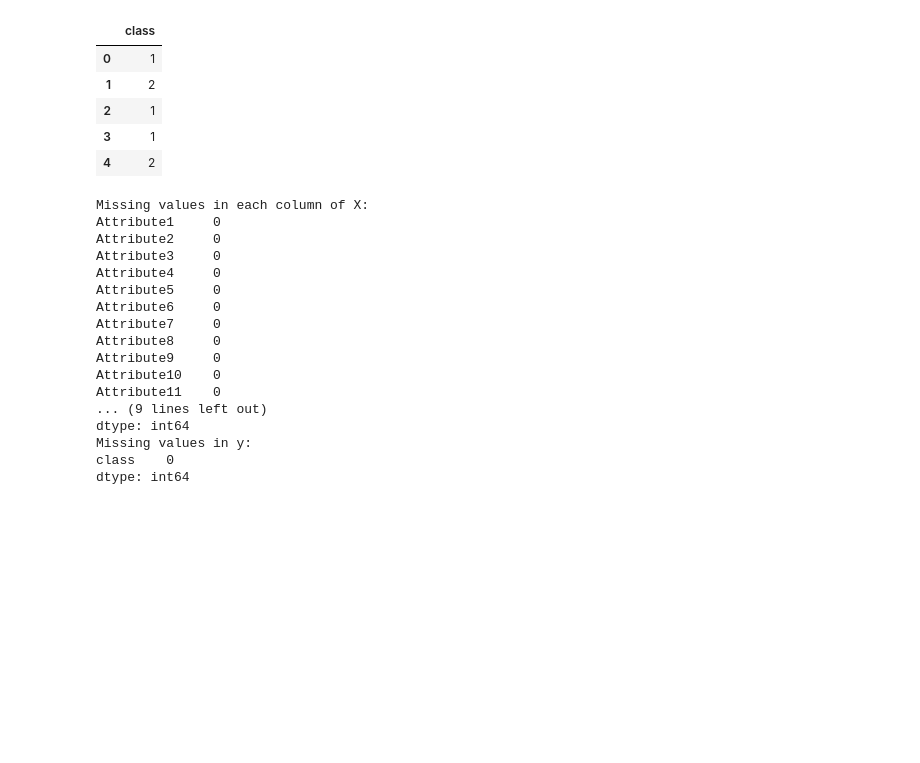
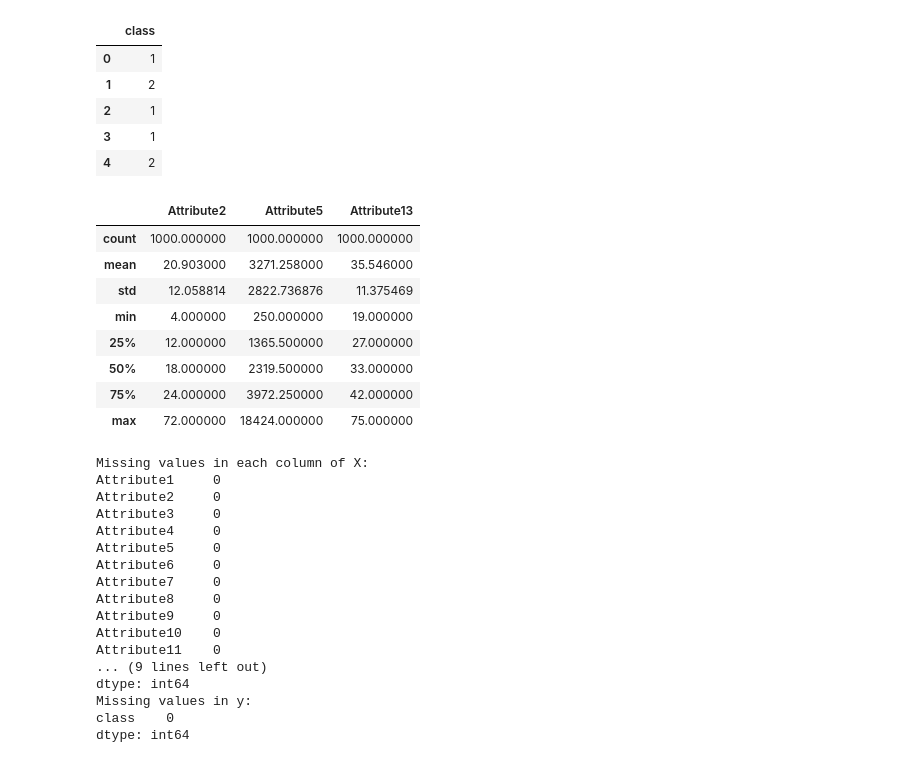
Before and after one commit to willwilkins/Credit-decisioning-model-Logreg, a Jupyter notebook: Exploratory data analysis.ipynb, the cells around one changed output. Saved outputs shown, nothing was run; the diff lists cells and outputs as text; code cells hidden in the pictures; blank space fills up the shorter version.

```diff
--- a/Exploratory data analysis.ipynb
+++ b/Exploratory data analysis.ipynb
@@ -98,6 +98,18 @@ display("y:", y.head())
 | 2 | 1 |
 | 3 | 1 |
 | 4 | 2 |
+# %%
+X.describe()
+# %% [output]
+|  | Attribute2 | Attribute5 | Attribute13 |
+| count | 1000.000000 | 1000.000000 | 1000.000000 |
+| mean | 20.903000 | 3271.258000 | 35.546000 |
+| std | 12.058814 | 2822.736876 | 11.375469 |
+| min | 4.000000 | 250.000000 | 19.000000 |
+| 25% | 12.000000 | 1365.500000 | 27.000000 |
+| 50% | 18.000000 | 2319.500000 | 33.000000 |
+| 75% | 24.000000 | 3972.250000 | 42.000000 |
+| max | 72.000000 | 18424.000000 | 75.000000 |
 # %%
 # count missingness for each column
 missing_counts_X = X.isnull().sum()
```
Also changed, not shown: parts of 3 cells of this notebook.
